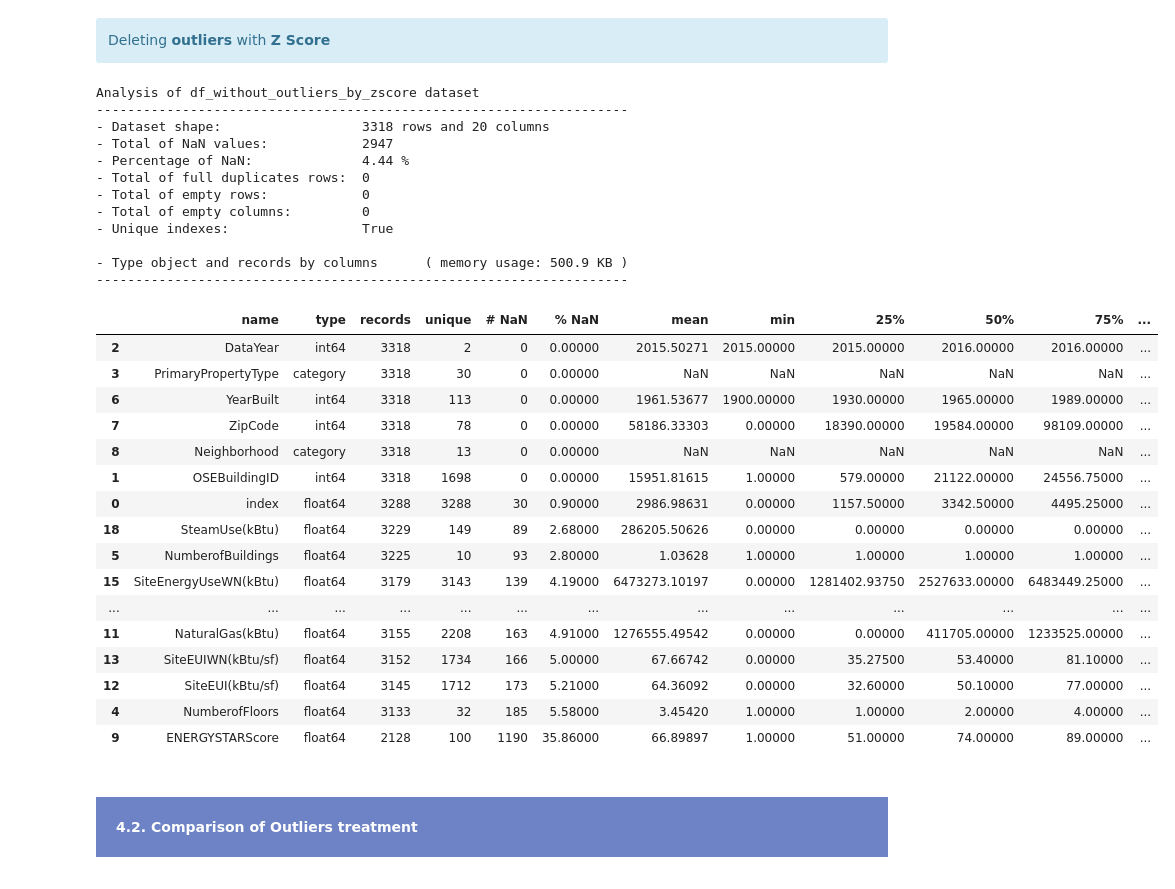
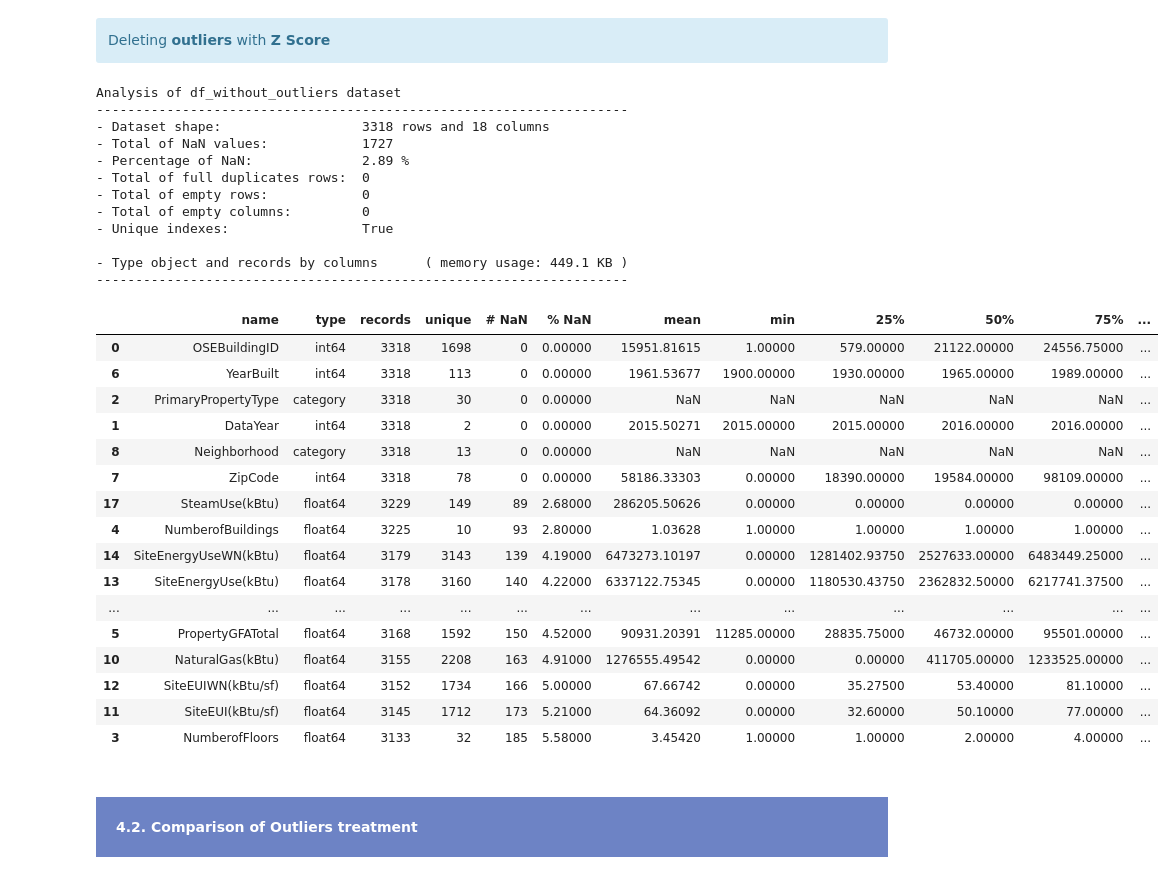
Before and after one commit to samirhinojosa/OC-P4-consumption-needs-of-buildings, a Jupyter notebook: cleaning_notebook.ipynb, the cells around one changed output. Cells and saved outputs as stored; diff of their text form; code cells hidden in the pictures.

Commit message:
treating missing values

```diff
--- a/cleaning_notebook.ipynb
+++ b/cleaning_notebook.ipynb
@@ -398,7 +435,7 @@ data_2016 = data_2016.loc[:, data_2016.isnull().mean() < .8]
     <b>Concatenating</b> the datasets
 </div>
 # %%
-data = pd.concat([data_2015, data_2016], ignore_index=True)
+data = pd.concat([data_2015, data_2016], ignore_index=True).reset_index(drop=True)
 # %%
 df_analysis(data, "data")
 # %% [output]
@@ -625,12 +667,12 @@ data.head(10)
 </div>
 # %%
 LIST_FEATURES = [
-    "OSEBuildingID", "DataYear", "PrimaryPropertyType", "NumberofFloors", "NumberofBuildings", "YearBuilt", "ZipCode", "Neighborhood",
-    "ENERGYSTARScore", "Electricity(kBtu)", "NaturalGas(kBtu)", "SiteEUI(kBtu/sf)", "SiteEUIWN(kBtu/sf)", "SiteEnergyUse(kBtu)",
-    "SiteEnergyUseWN(kBtu)", "SourceEUI(kBtu/sf)", "SourceEUIWN(kBtu/sf)", "SteamUse(kBtu)", "PropertyGFATotal"
+    "OSEBuildingID", "DataYear", "PrimaryPropertyType", "NumberofFloors", "NumberofBuildings", "PropertyGFATotal", "YearBuilt",
+    "ZipCode", "Neighborhood", "Electricity(kBtu)", "NaturalGas(kBtu)", "SiteEUI(kBtu/sf)", "SiteEUIWN(kBtu/sf)", "SiteEnergyUse(kBtu)",
+    "SiteEnergyUseWN(kBtu)", "SourceEUI(kBtu/sf)", "SourceEUIWN(kBtu/sf)", "SteamUse(kBtu)",
 ]
 # %%
-df_to_work = pd.DataFrame(data[LIST_FEATURES]).reset_index()
+df_to_work = pd.DataFrame(data[LIST_FEATURES])
 # %%
 df_analysis(df_to_work, "df_to_work", type_analysis="complete")
 # %% [output]
@@ -755,7 +797,7 @@ Analysis of df_to_work dataset
     Deleting <b>outliers</b> with <b>Z Score</b>
 </div>
 # %%
-df_without_outliers_by_zscore = pd.DataFrame()
+df_without_outliers = pd.DataFrame()
 
 # List de features to excluded because they seem ok
 LIST_FEATURES_TO_BE_EXCLUDED = ["OSEBuildingID", "YearBuilt", "DataYear", "ZipCode"]
@@ -774,39 +816,39 @@ for property_type in df_to_work["PrimaryPropertyType"].unique():
 
             del df_temp_outliers[col + "_zscore"]
 
-    df_without_outliers_by_zscore = pd.concat([df_without_outliers_by_zscore, df_temp_outliers])
+    df_without_outliers = pd.concat([df_without_outliers, df_temp_outliers])
 # %%
-df_analysis(df_without_outliers_by_zscore, "df_without_outliers_by_zscore", type_analysis="complete")
+df_analysis(df_without_outliers, "df_without_outliers", type_analysis="complete")
 # %% [output]
-Analysis of df_without_outliers_by_zscore dataset
+Analysis of df_without_outliers dataset
 --------------------------------------------------------------------
-- Dataset shape:                  3318 rows and 20 columns
-- Total of NaN values:            2947
-- Percentage of NaN:              4.44 %
+- Dataset shape:                  3318 rows and 18 columns
+- Total of NaN values:            1727
+- Percentage of NaN:              2.89 %
 - Total of full duplicates rows:  0
 - Total of empty rows:            0
 - Total of empty columns:         0
 - Unique indexes:                 True
 
-- Type object and records by columns      ( memory usage: 500.9 KB )
+- Type object and records by columns      ( memory usage: 449.1 KB )
 --------------------------------------------------------------------
 |  | name | type | records | unique | # NaN | % NaN | mean | min | 25% | 50% | 75% | ... |
-| 2 | DataYear | int64 | 3318 | 2 | 0 | 0.00000 | 2015.50271 | 2015.00000 | 2015.00000 | 2016.00000 | 2016.00000 | ... |
-| 3 | PrimaryPropertyType | category | 3318 | 30 | 0 | 0.00000 | NaN | NaN | NaN | NaN | NaN | ... |
+| 0 | OSEBuildingID | int64 | 3318 | 1698 | 0 | 0.00000 | 15951.81615 | 1.00000 | 579.00000 | 21122.00000 | 24556.75000 | ... |
 | 6 | YearBuilt | int64 | 3318 | 113 | 0 | 0.00000 | 1961.53677 | 1900.00000 | 1930.00000 | 1965.00000 | 1989.00000 | ... |
+| 2 | PrimaryPropertyType | category | 3318 | 30 | 0 | 0.00000 | NaN | NaN | NaN | NaN | NaN | ... |
+| 1 | DataYear | int64 | 3318 | 2 | 0 | 0.00000 | 2015.50271 | 2015.00000 | 2015.00000 | 2016.00000 | 2016.00000 | ... |
+| 8 | Neighborhood | category | 3318 | 13 | 0 | 0.00000 | NaN | NaN | NaN | NaN | NaN | ... |
 | 7 | ZipCode | int64 | 3318 | 78 | 0 | 0.00000 | 58186.33303 | 0.00000 | 18390.00000 | 19584.00000 | 98109.00000 | ... |
-| 8 | Neighborhood | category | 3318 | 13 | 0 | 0.00000 | NaN | NaN | NaN | NaN | NaN | ... |
-| 1 | OSEBuildingID | int64 | 3318 | 1698 | 0 | 0.00000 | 15951.81615 | 1.00000 | 579.00000 | 21122.00000 | 24556.75000 | ... |
-| 0 | index | float64 | 3288 | 3288 | 30 | 0.90000 | 2986.98631 | 0.00000 | 1157.50000 | 3342.50000 | 4495.25000 | ... |
-| 18 | SteamUse(kBtu) | float64 | 3229 | 149 | 89 | 2.68000 | 286205.50626 | 0.00000 | 0.00000 | 0.00000 | 0.00000 | ... |
-| 5 | NumberofBuildings | float64 | 3225 | 10 | 93 | 2.80000 | 1.03628 | 1.00000 | 1.00000 | 1.00000 | 1.00000 | ... |
-| 15 | SiteEnergyUseWN(kBtu) | float64 | 3179 | 3143 | 139 | 4.19000 | 6473273.10197 | 0.00000 | 1281402.93750 | 2527633.00000 | 6483449.25000 | ... |
+| 17 | SteamUse(kBtu) | float64 | 3229 | 149 | 89 | 2.68000 | 286205.50626 | 0.00000 | 0.00000 | 0.00000 | 0.00000 | ... |
+| 4 | NumberofBuildings | float64 | 3225 | 10 | 93 | 2.80000 | 1.03628 | 1.00000 | 1.00000 | 1.00000 | 1.00000 | ... |
+| 14 | SiteEnergyUseWN(kBtu) | float64 | 3179 | 3143 | 139 | 4.19000 | 6473273.10197 | 0.00000 | 1281402.93750 | 2527633.00000 | 6483449.25000 | ... |
+| 13 | SiteEnergyUse(kBtu) | float64 | 3178 | 3160 | 140 | 4.22000 | 6337122.75345 | 0.00000 | 1180530.43750 | 2362832.50000 | 6217741.37500 | ... |
 | ... | ... | ... | ... | ... | ... | ... | ... | ... | ... | ... | ... | ... |
-| 11 | NaturalGas(kBtu) | float64 | 3155 | 2208 | 163 | 4.91000 | 1276555.49542 | 0.00000 | 0.00000 | 411705.00000 | 1233525.00000 | ... |
-| 13 | SiteEUIWN(kBtu/sf) | float64 | 3152 | 1734 | 166 | 5.00000 | 67.66742 | 0.00000 | 35.27500 | 53.40000 | 81.10000 | ... |
-| 12 | SiteEUI(kBtu/sf) | float64 | 3145 | 1712 | 173 | 5.21000 | 64.36092 | 0.00000 | 32.60000 | 50.10000 | 77.00000 | ... |
-| 4 | NumberofFloors | float64 | 3133 | 32 | 185 | 5.58000 | 3.45420 | 1.00000 | 1.00000 | 2.00000 | 4.00000 | ... |
-| 9 | ENERGYSTARScore | float64 | 2128 | 100 | 1190 | 35.86000 | 66.89897 | 1.00000 | 51.00000 | 74.00000 | 89.00000 | ... |
+| 5 | PropertyGFATotal | float64 | 3168 | 1592 | 150 | 4.52000 | 90931.20391 | 11285.00000 | 28835.75000 | 46732.00000 | 95501.00000 | ... |
+| 10 | NaturalGas(kBtu) | float64 | 3155 | 2208 | 163 | 4.91000 | 1276555.49542 | 0.00000 | 0.00000 | 411705.00000 | 1233525.00000 | ... |
+| 12 | SiteEUIWN(kBtu/sf) | float64 | 3152 | 1734 | 166 | 5.00000 | 67.66742 | 0.00000 | 35.27500 | 53.40000 | 81.10000 | ... |
+| 11 | SiteEUI(kBtu/sf) | float64 | 3145 | 1712 | 173 | 5.21000 | 64.36092 | 0.00000 | 32.60000 | 50.10000 | 77.00000 | ... |
+| 3 | NumberofFloors | float64 | 3133 | 32 | 185 | 5.58000 | 3.45420 | 1.00000 | 1.00000 | 2.00000 | 4.00000 | ... |
 # %% [markdown]
 <div style="background-color: #6D83C5;" >
     <h4 style="margin: auto; padding: 20px; color:#fff; ">4.2. Comparison of Outliers treatment</h4>
```
Also changed, not shown: parts of 38 cells of this notebook, 6 other files.
